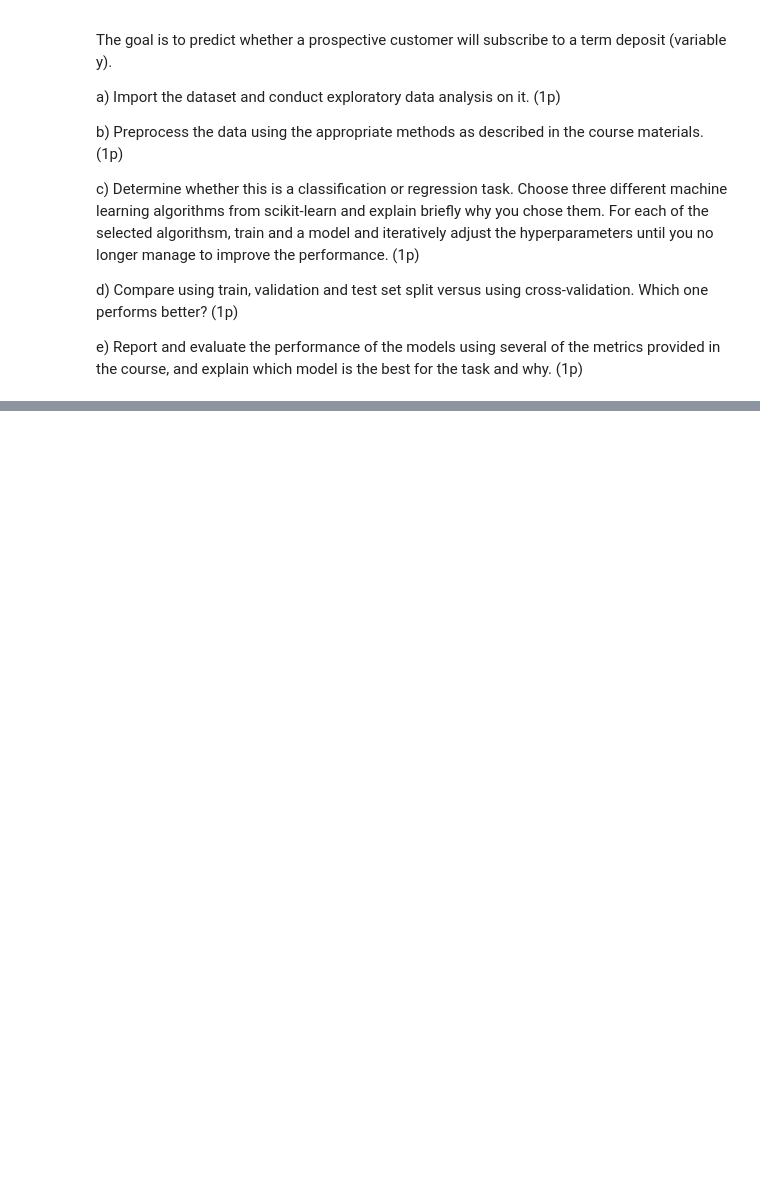
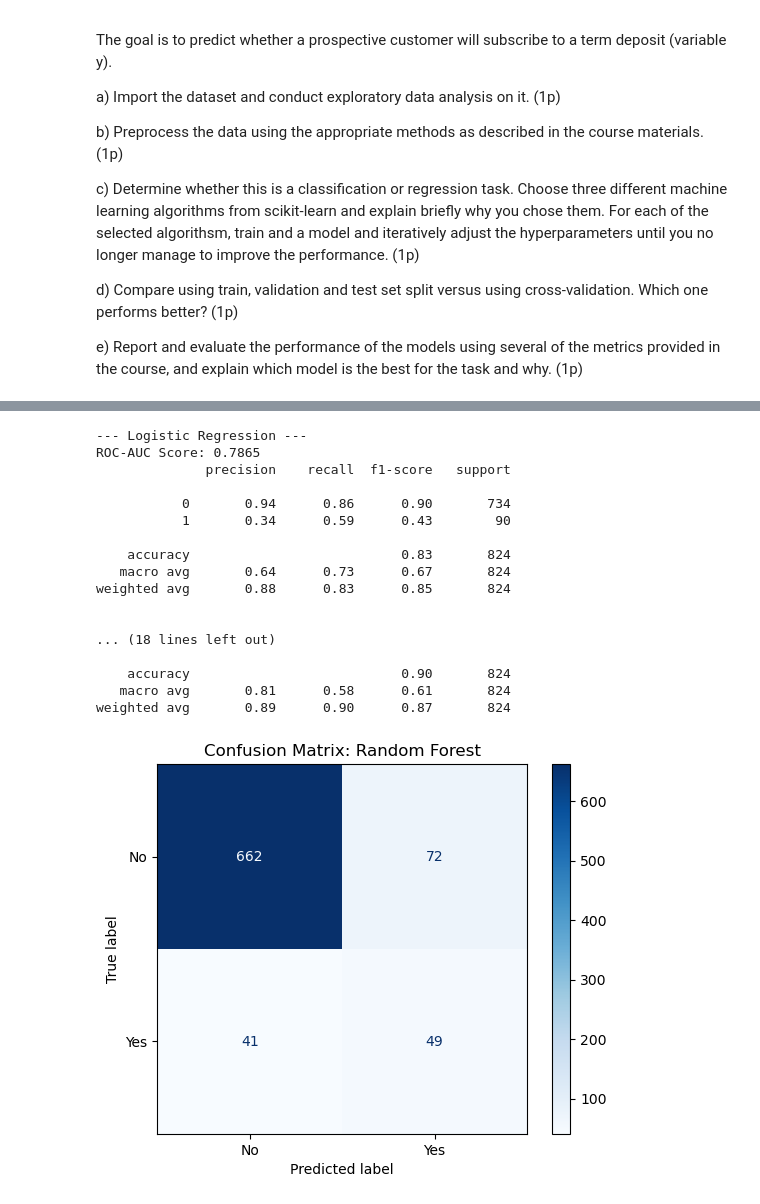
Before and after one commit to martyroo/PythonBizIntel, a Jupyter notebook: assignments/assignment3/assignment3.ipynb, the cells around one changed output, grey strips where cells are left out. Saved outputs shown, nothing was run; the diff lists cells and outputs as text; code cells hidden in the pictures; blank space fills up the shorter version.

```diff
--- a/assignments/assignment3/assignment3.ipynb
+++ b/assignments/assignment3/assignment3.ipynb
@@ -385,0 +569,43 @@ e) Report and evaluate the performance of the models using several of the metric
+# %%
+# e)
+# Lastly, we evaluate the best model from the grid search
+
+models = {'Logistic Regression': grid_lr, 'Random Forest': grid_rf, 'Gradient Boosting': grid_gb}
+
+for name, model in models.items():
+    print(f"\n--- {name} ---")
+    y_pred = model.predict(X_test)
+    y_proba = model.predict_proba(X_test)[:, 1]
+
+    # We look at F1-score (harmonic mean of precision and recall) and ROC-AUC
+    # Check https://developers.google.com/machine-learning/crash-course/classification/roc-and-auc
+    print(f"ROC-AUC Score: {roc_auc_score(y_test, y_proba):.4f}")
+    print(classification_report(y_test, y_pred))
+
+# Plot Confusion matrix for the chosen best model. In this case, Random Forest
+best_model_name = "Random Forest"
+best_model = grid_rf.best_estimator_
+
+disp = ConfusionMatrixDisplay(confusion_matrix(y_test, best_model.predict(X_test)), display_labels=['No', 'Yes'])
+disp.plot(cmap='Blues')
+plt.title(f'Confusion Matrix: {best_model_name}')
+plt.show()
+# %% [output]
+--- Logistic Regression ---
+ROC-AUC Score: 0.7865
+              precision    recall  f1-score   support
+
+           0       0.94      0.86      0.90       734
+           1       0.34      0.59      0.43        90
+
+    accuracy                           0.83       824
+   macro avg       0.64      0.73      0.67       824
+weighted avg       0.88      0.83      0.85       824
+
+
+... (18 lines left out)
+
+    accuracy                           0.90       824
+   macro avg       0.81      0.58      0.61       824
+weighted avg       0.89      0.90      0.87       824
+[figure, added]
```
Also changed, not shown: parts of 13 cells of this notebook, 2 other files.
